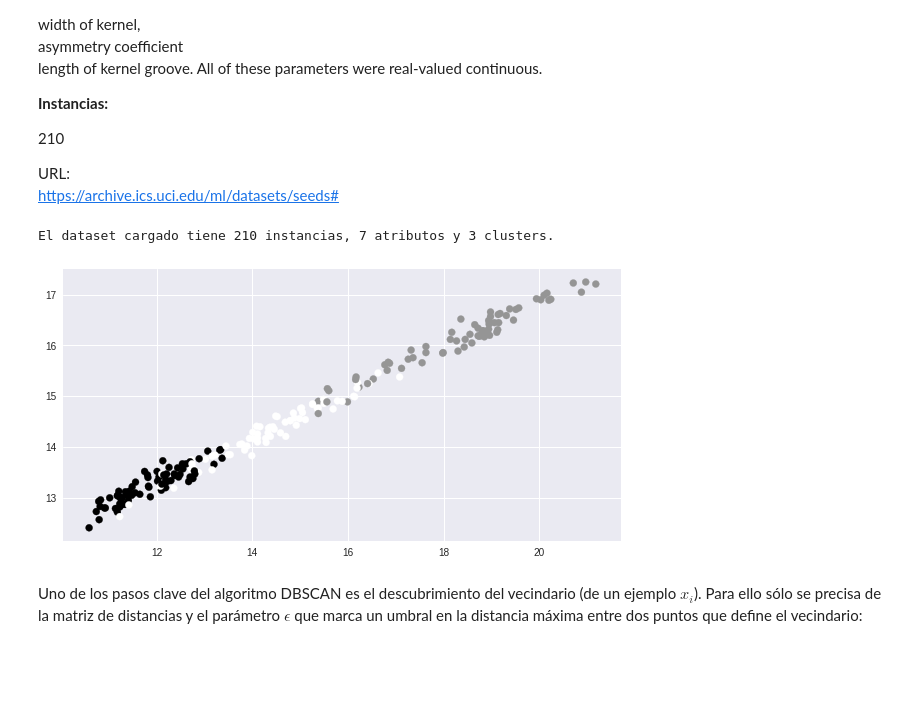
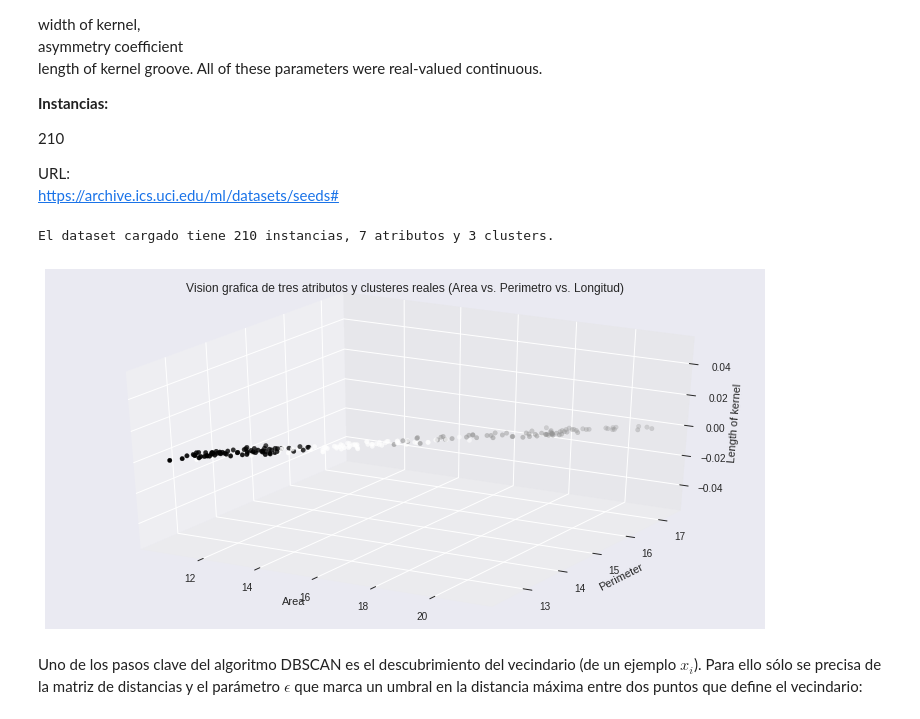
Before and after one commit to pachecoleonardo/aprendizaje_no_supervisado, a Jupyter notebook: 04_densidad_dbscan.ipynb, the cells around one changed output. Cells and saved outputs as stored; diff of their text form; code cells hidden in the pictures; blank space fills up the shorter version.

```diff
--- a/04_densidad_dbscan.ipynb
+++ b/04_densidad_dbscan.ipynb
@@ -56,25 +58,34 @@ length of kernel groove. All of these parameters were real-valued continuous.<br
 URL:<br>
 https://archive.ics.uci.edu/ml/datasets/seeds#
 # %%
-np.random.seed(17) # Fijamos una semilla para asegurar la reproducibilidad de la práctica
+np.random.seed(31) # Fijamos una semilla para asegurar la reproducibilidad de la práctica
 
 # Cargamos los datos
 data_file_url = 'https://archive.ics.uci.edu/ml/machine-learning-databases/00236/seeds_dataset.txt'
 
 # Mezclamos y separamos la columna clase
 D = np.array(pd.read_csv(data_file_url,delimiter='\s+', header=None))
 D = D[ np.random.choice(np.arange(D.shape[0]), D.shape[0], replace=False) ,:]
 Dx = D[:,0:-1]
 Dy = D[:,-1]
 
 #Mostrar graficamente los datos (solo 3 atributos)
-fig, ax = plt.subplots(figsize=(10,5))
-ax.scatter(Dx[:,0], Dx[:,1], c = Dy)
+# fig, ax = plt.subplots(figsize=(10,5))
+# ax.scatter(Dx[:,0], Dx[:,1], c = Dy)
+fig = plt.figure(figsize=(10,5))
+ax = Axes3D(fig)
+ax.scatter(Dx[:, 0], Dx[:, 1], c=Dy)
+ax.set_xlabel("Area")
+ax.set_ylabel("Perimeter")
+ax.set_zlabel("Length of kernel")
+ax.set_title("Vision grafica de tres atributos y clusteres reales (Area vs. Perimetro vs. Longitud)")
+
+
 
 print('El dataset cargado tiene',Dx.shape[0],'instancias,', Dx.shape[1], 'atributos y' ,len(np.unique(Dy)) , 'clusters.')
 # %% [output]
 El dataset cargado tiene 210 instancias, 7 atributos y 3 clusters.
-[figure, old version]
+[figure, new version]
 # %% [markdown]
 
 Uno de los pasos clave del algoritmo DBSCAN es el descubrimiento del vecindario (de un ejemplo $x_i$). Para ello sólo se precisa de la matriz de distancias y el parámetro $\epsilon$ que marca un umbral en la distancia máxima entre dos puntos que define el vecindario:
```
Also changed, not shown: parts of 2 cells of this notebook.
